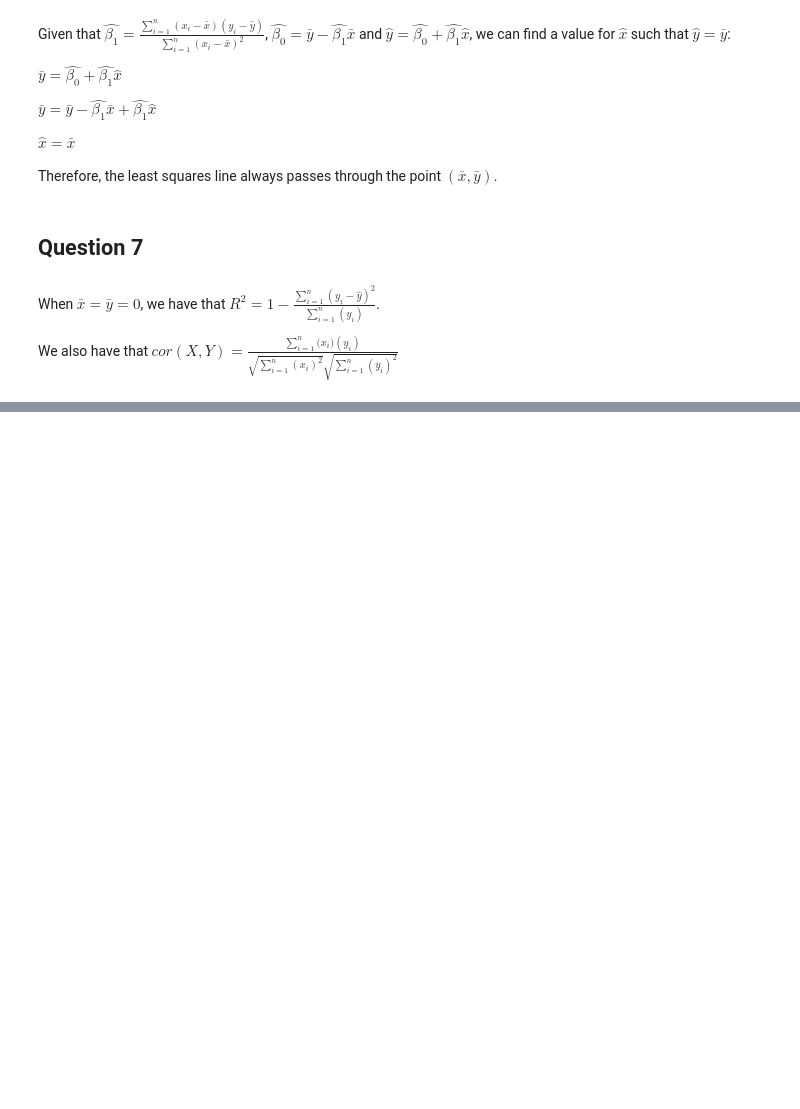
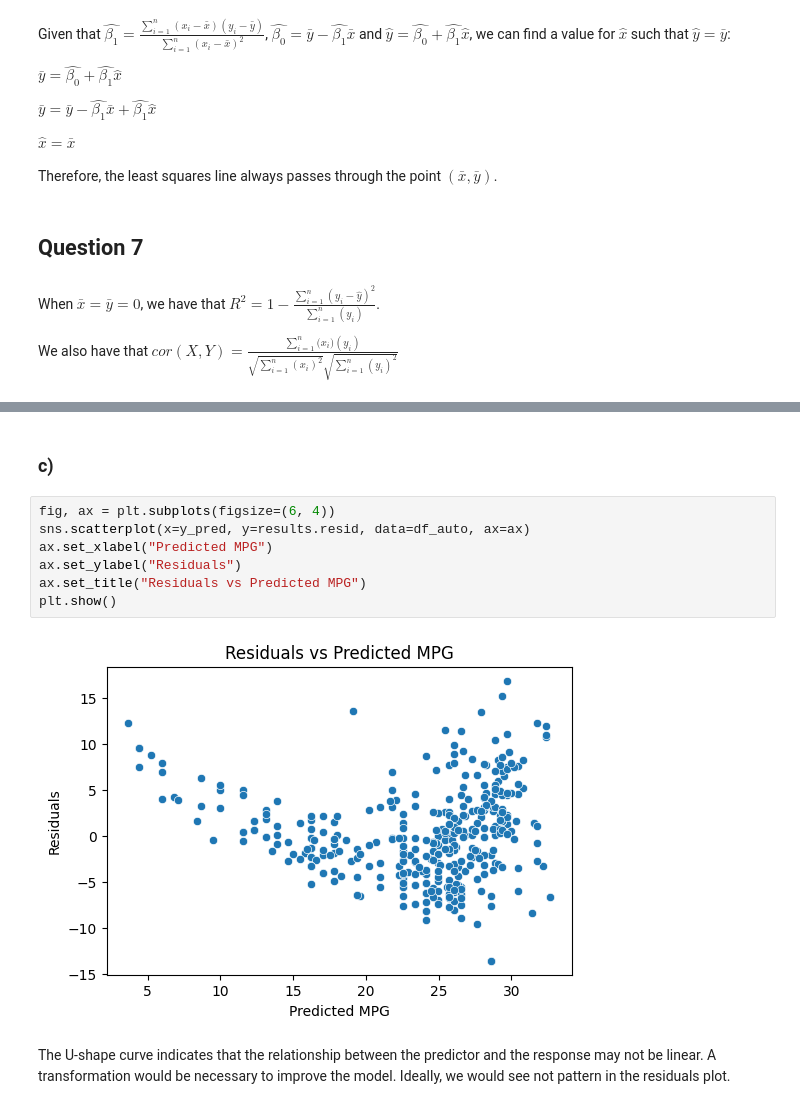
Before and after one commit to mateusmelo821/ISL-Exercises, a Jupyter notebook: Chapter_3.ipynb, the cells around one changed output, grey strips where cells are left out. Saved outputs shown, nothing was run; the diff lists cells and outputs as text; blank space fills up the shorter version.

```diff
--- a/Chapter_3.ipynb
+++ b/Chapter_3.ipynb
@@ -91,0 +190,13 @@ We also have that $cor(X,Y) = \frac{\sum_{i=1}^{n}{(x_i})(y_i)}{\sqrt{\sum_{i=1}
+# %% [markdown]
+### c)
+# %%
+fig, ax = plt.subplots(figsize=(6, 4))
+sns.scatterplot(x=y_pred, y=results.resid, data=df_auto, ax=ax)
+ax.set_xlabel("Predicted MPG")
+ax.set_ylabel("Residuals")
+ax.set_title("Residuals vs Predicted MPG")
+plt.show()
+# %% [output]
+[figure, added]
+# %% [markdown]
+The U-shape curve indicates that the relationship between the predictor and the response may not be linear. A transformation would be necessary to improve the model. Ideally, we would see not pattern in the residuals plot.
```
Also changed, not shown: parts of 10 cells of this notebook.
